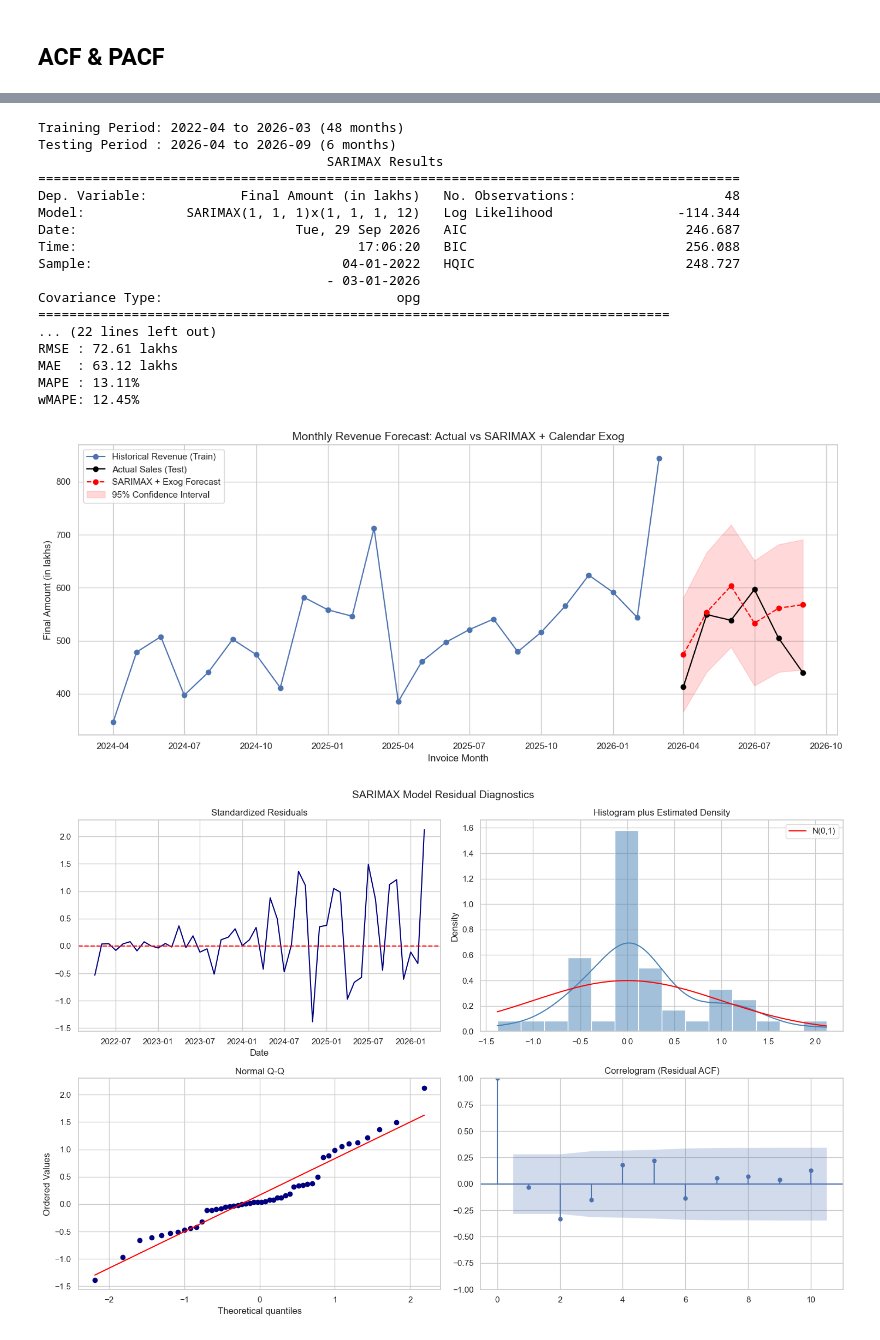
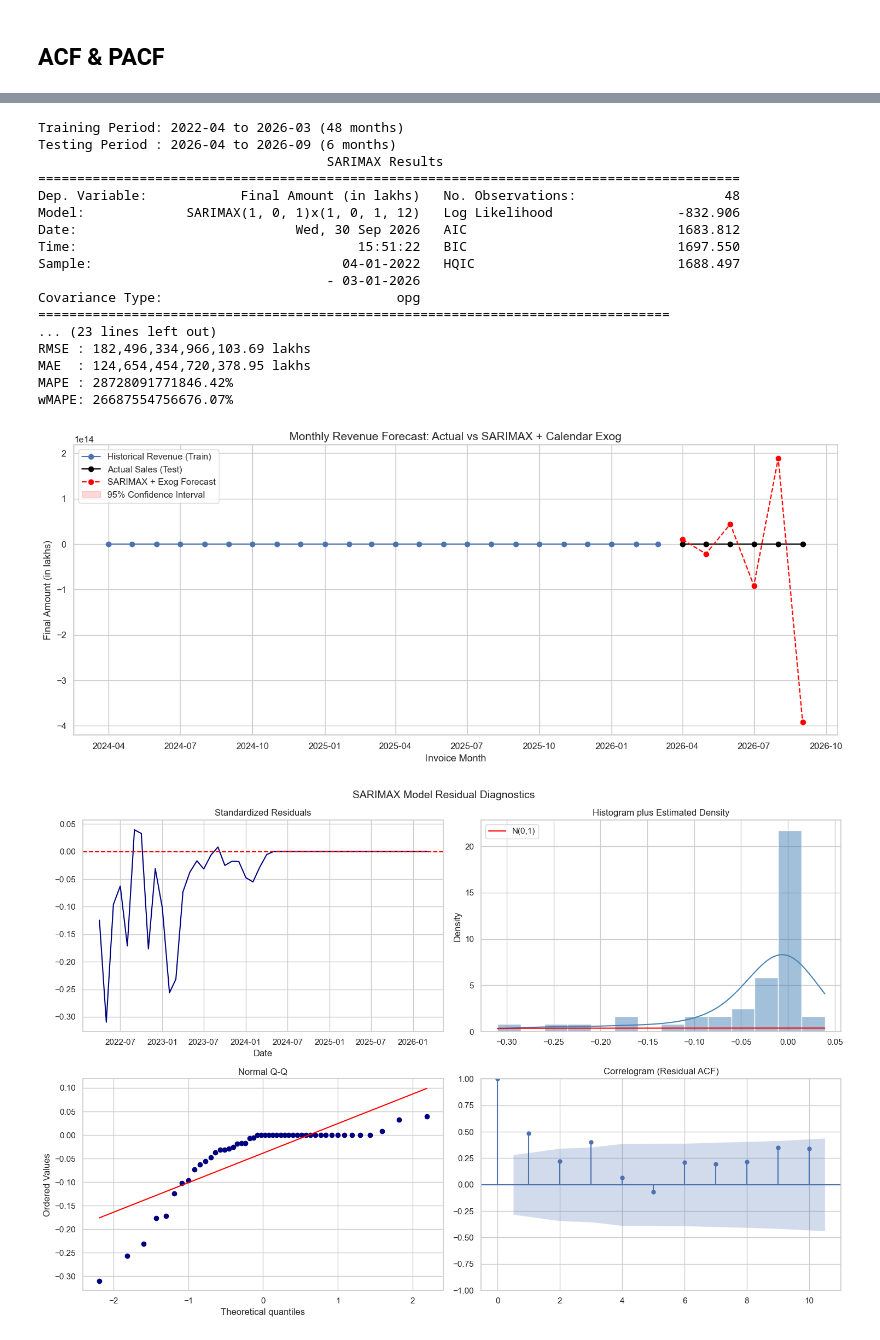
Before and after one commit to mkp-data-analyst/P2_SALES_FORECASTING, a Jupyter notebook: REPORT_2.ipynb, the cells around one changed output, grey strips where cells are left out. Cells and saved outputs as stored; diff of their text form; code cells hidden in the pictures.

```diff
--- a/REPORT_2.ipynb
+++ b/REPORT_2.ipynb
@@ -29,9 +29,9 @@ plt.rcParams["figure.figsize"] = (12, 6)
 ## DATA IMPORT
 # %%
 # File paths
-slcv_path = r"C:/Users/ADMIN/Desktop/MKP Group/Excel Database/SLCV_ALL.csv"
-mhcv_path = r"C:/Users/ADMIN/Desktop/MKP Group/Excel Database/MHCV_ALL.csv"
-dsr_path = r"C:/Users/ADMIN/Desktop/MKP Group/Excel Database/DSR Master.xlsx"
+slcv_path = "C:/Users/ADMIN/Desktop/MKP Group/Excel Database/SLCV_ALL.csv"
+mhcv_path = "C:/Users/ADMIN/Desktop/MKP Group/Excel Database/MHCV_ALL.csv"
+dsr_path = "C:/Users/ADMIN/Desktop/MKP Group/Excel Database/DSR Master.xlsx"
 
 # Load datasets
 slcv = pd.read_csv(slcv_path, low_memory=False)
@@ -78,6 +78,9 @@ slcv_mhcv = pd.merge(
     how='left'
 ).drop(columns=['Account_Code'])
 
+slcv_mhcv = slcv_mhcv[slcv_mhcv['DSR'].astype(str).str.strip().str.upper() != 'CASH & CARRY']
+slcv_mhcv = slcv_mhcv.reset_index(drop=True)
+
 # Verify merge results
 unmatched_count = slcv_mhcv['DSR'].isna().sum()
 print(f"Total Rows: {len(slcv_mhcv):,}")
@@ -109,7 +112,7 @@ slcv_mhcv.head(5)
 tm_pg = slcv_mhcv['TM Product Group- New'].astype(str).str.strip()
 cv_hier = slcv_mhcv['CV Product Hierarchy'].astype(str).str.strip()
 company = slcv_mhcv['Company'].astype(str).str.strip()
-amount = slcv_mhcv['Final Amount']
+amount = slcv_mhcv['Final Amount (in lakhs)']
 
 # Common Product Groups (PG1 - PG5)
 pg1_5_mask = tm_pg.isin(["PG1", "PG2", "PG3", "PG4", "PG5"])
@@ -518,8 +501,8 @@ print(f"Testing Period : {test.index.min().strftime('%Y-%m')} to {test.index.max
 model = SARIMAX(
     train[Target_Col],
     exog=train[EXOG_COLS],
-    order=(1, 1, 1),
-    seasonal_order=(1, 1, 1, 12),
+    order=(1, 0, 1),
+    seasonal_order=(1, 0, 1, 12),
     enforce_stationarity=False,
     enforce_invertibility=False
 )
@@ -585,44 +568,44 @@ axes[0, 0].set_title('Standardized Residuals')
 axes[0, 0].set_xlabel('Date')
 
 # Plot 2: Histogram + Normal KDE Fit
 sns.histplot(residuals, kde=True, ax=axes[0, 1], stat="density", color='steelblue')
 x_axis = np.linspace(min(residuals), max(residuals), 100)
 axes[0, 1].plot(x_axis, stats.norm.pdf(x_axis, 0, 1), color='red', label='N(0,1)')
 axes[0, 1].set_title('Histogram plus Estimated Density')
 axes[0, 1].legend()
 
 # Plot 3: Q-Q Plot
 stats.probplot(residuals, dist="norm", plot=axes[1, 0])
 axes[1, 0].get_lines()[0].set_color('navy')
 axes[1, 0].get_lines()[1].set_color('red')
 axes[1, 0].set_title('Normal Q-Q')
 
 # Plot 4: Correlogram (ACF of Residuals)
 plot_acf(residuals, ax=axes[1, 1], lags=min(10, len(residuals) // 2 - 1), title='Correlogram (Residual ACF)')
 
 plt.suptitle('SARIMAX Model Residual Diagnostics', fontsize=14)
 plt.tight_layout()
 plt.show()
 # %% [output]
 Training Period: 2022-04 to 2026-03 (48 months)
 Testing Period : 2026-04 to 2026-09 (6 months)
                                      SARIMAX Results
 ==========================================================================================
 Dep. Variable:            Final Amount (in lakhs)   No. Observations:                   48
-Model:             SARIMAX(1, 1, 1)x(1, 1, 1, 12)   Log Likelihood                -114.344
-Date:                            Tue, 29 Sep 2026   AIC                            246.687
-Time:                                    17:06:20   BIC                            256.088
-Sample:                                04-01-2022   HQIC                           248.727
+Model:             SARIMAX(1, 0, 1)x(1, 0, 1, 12)   Log Likelihood                -832.906
+Date:                            Wed, 30 Sep 2026   AIC                           1683.812
+Time:                                    15:51:22   BIC                           1697.550
+Sample:                                04-01-2022   HQIC                          1688.497
                                      - 03-01-2026
 Covariance Type:                              opg
 =================================================================================
-... (22 lines left out)
-RMSE : 72.61 lakhs
-MAE  : 63.12 lakhs
-MAPE : 13.11%
-wMAPE: 12.45%
+... (23 lines left out)
+RMSE : 182,496,334,966,103.69 lakhs
+MAE  : 124,654,454,720,378.95 lakhs
+MAPE : 28728091771846.42%
+wMAPE: 26687554756676.07%
-[figure, old version]
+[figure, new version]
-[figure, old version]
+[figure, new version]
 # %%
 # 1. Dataset Preparation & Feature Engineering
 df_monthly = Invoice_Month_Aggregate.copy()
```
Also changed, not shown: parts of 23 cells of this notebook.
